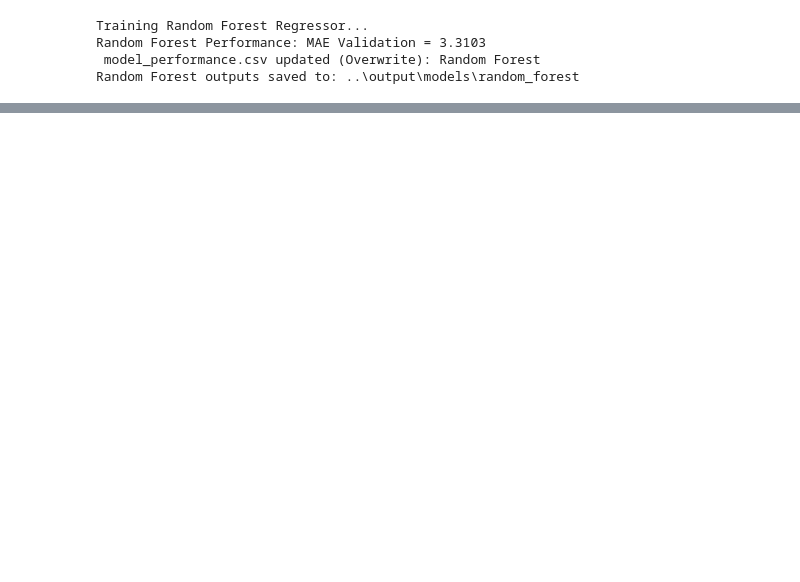
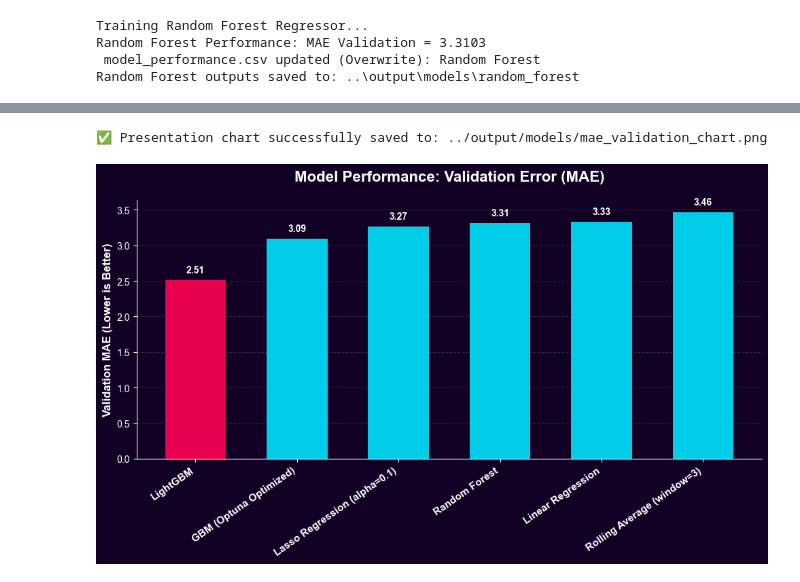
Before and after one commit to sophiedelrey/fpl_pipeline, a Jupyter notebook: models/models_v2.ipynb, the cells around one changed output, grey strips where cells are left out. Cells and saved outputs as stored; diff of their text form; code cells hidden in the pictures; blank space fills up the shorter version.

Commit message:
graphs

```diff
--- a/models/models_v2.ipynb
+++ b/models/models_v2.ipynb
@@ -1326,0 +1323,77 @@ else:
+# %%
+# %% [Cell: Validation MAE Bar Chart Generation for Presentation]
+import pandas as pd
+import numpy as np
+import matplotlib.pyplot as plt
+from pathlib import Path
+
+perf_path = Path("../output/models/models_performance.csv")
+
+if perf_path.exists():
+    # Load the data (Without dropping LightGBM!)
+    df_perf = pd.read_csv(perf_path)
+
+    # Sort by Validation MAE ascending (Best/Lowest MAE will be first)
+    df_perf = df_perf.sort_values("MAE_Validation", ascending=True).reset_index(drop=True)
+
+    # Extract data for plotting
+    models = df_perf['Model'].tolist()
+    val_mae = df_perf['MAE_Validation'].tolist()
+
+    # --- EXPERT CHART STYLING ---
+    plt.rcParams.update({'font.family': 'sans-serif', 'font.sans-serif': ['Arial', 'DejaVu Sans']})
+
+    # Set matching dark purple background for the slide
+    slide_bg_color = '#120024'
+    fig, ax = plt.subplots(figsize=(10, 6), facecolor=slide_bg_color)
+    ax.set_facecolor(slide_bg_color)
+
+    x = np.arange(len(models))
+
+    # Highlight the Champion (1st place) in Pink, rest in Cyan
+    colors = ['#ff0055' if i == 0 else '#00e5ff' for i in range(len(models))]
+
+    # Plot the single bar chart for Validation MAE
+    bars = ax.bar(x, val_mae, width=0.6, color=colors, alpha=0.9)
+
+    # Text and Labels
+    ax.set_ylabel('Validation MAE (Lower is Better)', color='white', fontsize=12, fontweight='bold')
+    ax.set_title('Model Performance: Validation Error (MAE)',
+                 color='white', fontsize=16, pad=20, fontweight='bold')
+
+    # Axis formatting
+    ax.set_xticks(x)
+    ax.set_xticklabels(models, rotation=35, ha='right', color='white', fontsize=11, fontweight='bold')
+    ax.tick_params(axis='y', colors='white')
+    ax.tick_params(axis='x', colors='white')
+
+    # Minimalist Grid and Spines
+    ax.spines['top'].set_visible(False)
+    ax.spines['right'].set_visible(False)
+    ax.spines['left'].set_color('white')
+    ax.spines['bottom'].set_color('white')
+    ax.yaxis.grid(True, linestyle='--', alpha=0.15, color='white')
+    ax.set_axisbelow(True)
+
+    # Add data labels directly on top of the bars
+    for bar in bars:
+        height = bar.get_height()
+        ax.annotate(f'{height:.2f}',
+                    xy=(bar.get_x() + bar.get_width() / 2, height),
+                    xytext=(0, 6),  # 6 points vertical offset
+                    textcoords="offset points",
+                    ha='center', va='bottom', color='white', fontsize=10, fontweight='bold')
+
+    # Save out in high resolution
+    plt.tight_layout()
+    save_path = "../output/models/mae_validation_chart.png"
+    plt.savefig(save_path, dpi=300, facecolor=fig.get_facecolor(), edgecolor='none')
+    print(f"✅ Presentation chart successfully saved to: {save_path}")
+
+    plt.show()
+
+else:
+    print("❌ Performance file not found. Ensure models_performance.csv exists.")
+# %% [output]
+✅ Presentation chart successfully saved to: ../output/models/mae_validation_chart.png
+[figure, added]
```
Also changed, not shown: parts of 6 cells of this notebook, 3 other files.
